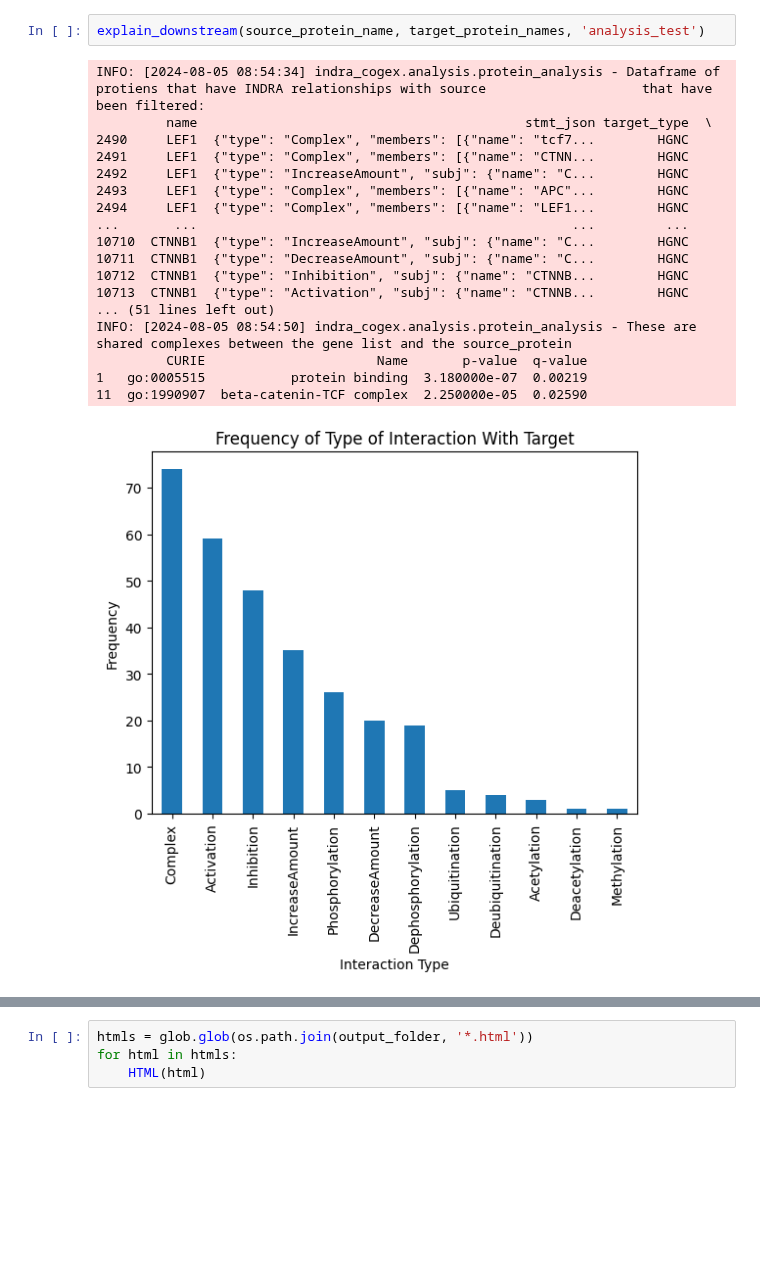
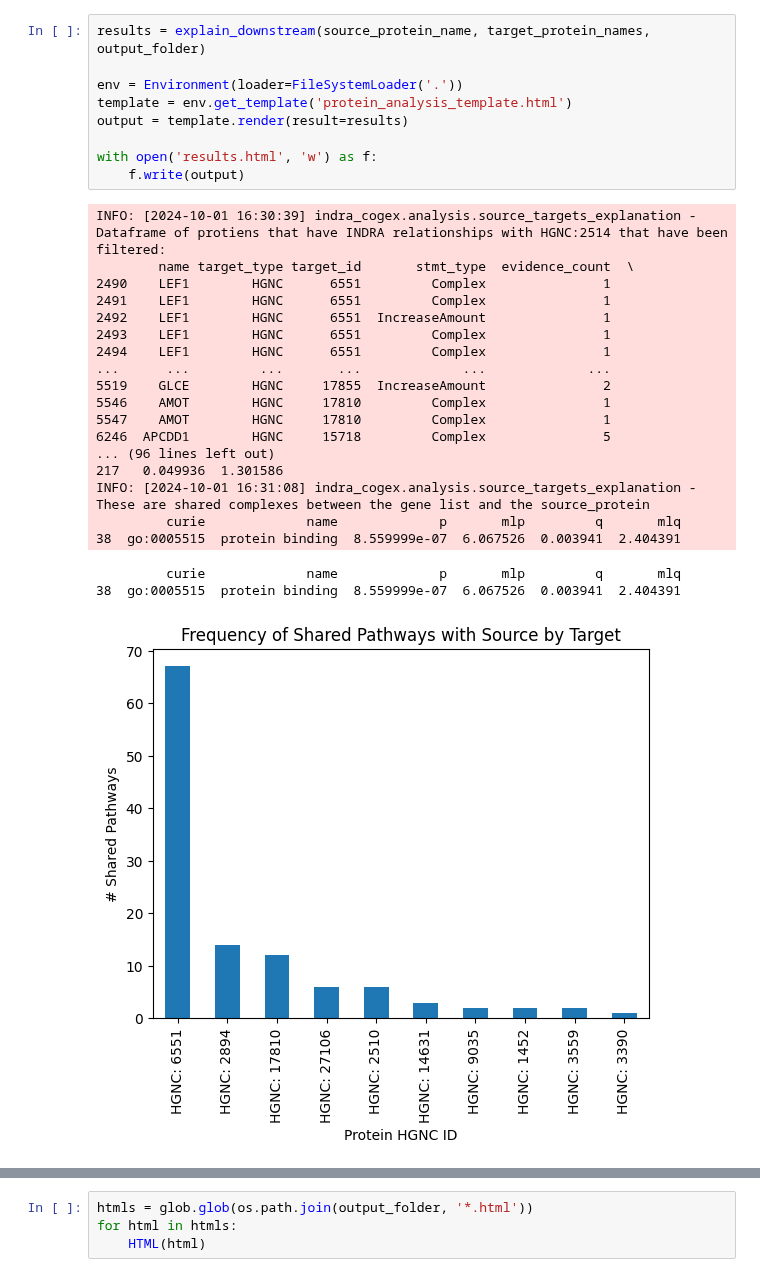
Before and after one commit to gyorilab/indra_cogex, a Jupyter notebook: notebooks/beta_catenin_dou/beta_catenin_dou.ipynb, the cells around one changed output, grey strips where cells are left out. Saved outputs shown, nothing was run; the diff lists cells and outputs as text; blank space fills up the shorter version.

Commit message:
Update notbook with writing results.html and re-run

```diff
--- a/notebooks/beta_catenin_dou/beta_catenin_dou.ipynb
+++ b/notebooks/beta_catenin_dou/beta_catenin_dou.ipynb
@@ -20,21 +21,30 @@ WARNING: [2024-09-27 16:39:32] indra_cogex.apps.constants - Pusher app not confi
 # %%
-explain_downstream(source_protein_name, target_protein_names, 'analysis_test')
+results = explain_downstream(source_protein_name, target_protein_names, output_folder)
+
+env = Environment(loader=FileSystemLoader('.'))
+template = env.get_template('protein_analysis_template.html')
+output = template.render(result=results)
+
+with open('results.html', 'w') as f:
+    f.write(output)
 # %% [output]
-INFO: [2024-08-05 08:54:34] indra_cogex.analysis.protein_analysis - Dataframe of protiens that have INDRA relationships with source                    that have been filtered:
-         name                                          stmt_json target_type  \
-2490     LEF1  {"type": "Complex", "members": [{"name": "tcf7...        HGNC
-2491     LEF1  {"type": "Complex", "members": [{"name": "CTNN...        HGNC
-2492     LEF1  {"type": "IncreaseAmount", "subj": {"name": "C...        HGNC
-2493     LEF1  {"type": "Complex", "members": [{"name": "APC"...        HGNC
-2494     LEF1  {"type": "Complex", "members": [{"name": "LEF1...        HGNC
-...       ...                                                ...         ...
-10710  CTNNB1  {"type": "IncreaseAmount", "subj": {"name": "C...        HGNC
-10711  CTNNB1  {"type": "DecreaseAmount", "subj": {"name": "C...        HGNC
-10712  CTNNB1  {"type": "Inhibition", "subj": {"name": "CTNNB...        HGNC
-10713  CTNNB1  {"type": "Activation", "subj": {"name": "CTNNB...        HGNC
-... (51 lines left out)
-INFO: [2024-08-05 08:54:50] indra_cogex.analysis.protein_analysis - These are shared complexes between the gene list and the source_protein
-         CURIE                      Name       p-value  q-value
-1   go:0005515           protein binding  3.180000e-07  0.00219
-11  go:1990907  beta-catenin-TCF complex  2.250000e-05  0.02590
+INFO: [2024-10-01 16:30:39] indra_cogex.analysis.source_targets_explanation - Dataframe of protiens that have INDRA relationships with HGNC:2514 that have been filtered:
+        name target_type target_id       stmt_type  evidence_count  \
+2490    LEF1        HGNC      6551         Complex               1
+2491    LEF1        HGNC      6551         Complex               1
+2492    LEF1        HGNC      6551  IncreaseAmount               1
+2493    LEF1        HGNC      6551         Complex               1
+2494    LEF1        HGNC      6551         Complex               1
+...      ...         ...       ...             ...             ...
+5519    GLCE        HGNC     17855  IncreaseAmount               2
+5546    AMOT        HGNC     17810         Complex               1
+5547    AMOT        HGNC     17810         Complex               1
+6246  APCDD1        HGNC     15718         Complex               5
+... (96 lines left out)
+217   0.049936  1.301586
+INFO: [2024-10-01 16:31:08] indra_cogex.analysis.source_targets_explanation - These are shared complexes between the gene list and the source_protein
+         curie             name             p       mlp         q       mlq
+38  go:0005515  protein binding  8.559999e-07  6.067526  0.003941  2.404391
+         curie             name             p       mlp         q       mlq
+38  go:0005515  protein binding  8.559999e-07  6.067526  0.003941  2.404391
-[figure, old version]
+[figure, new version]
```
Also changed, not shown: parts of 6 cells of this notebook.
